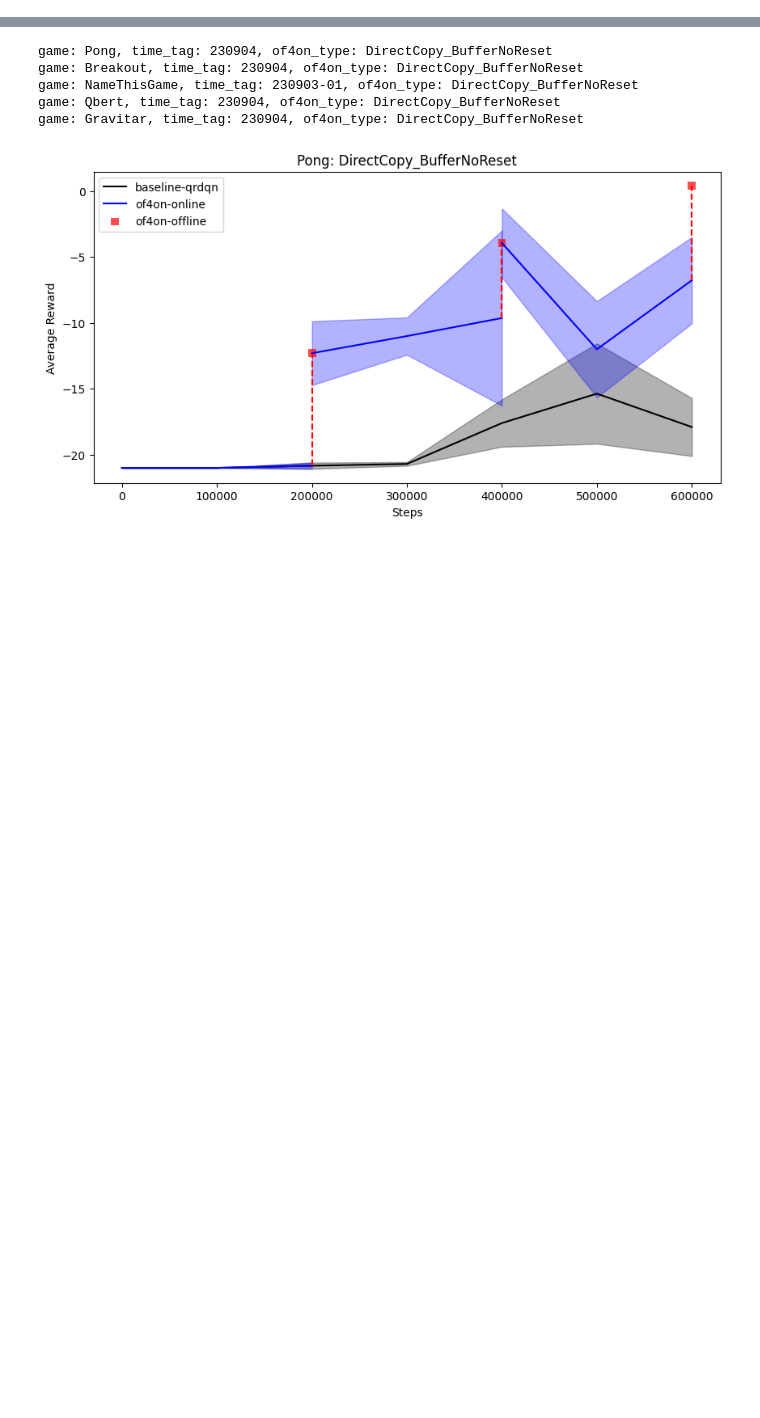
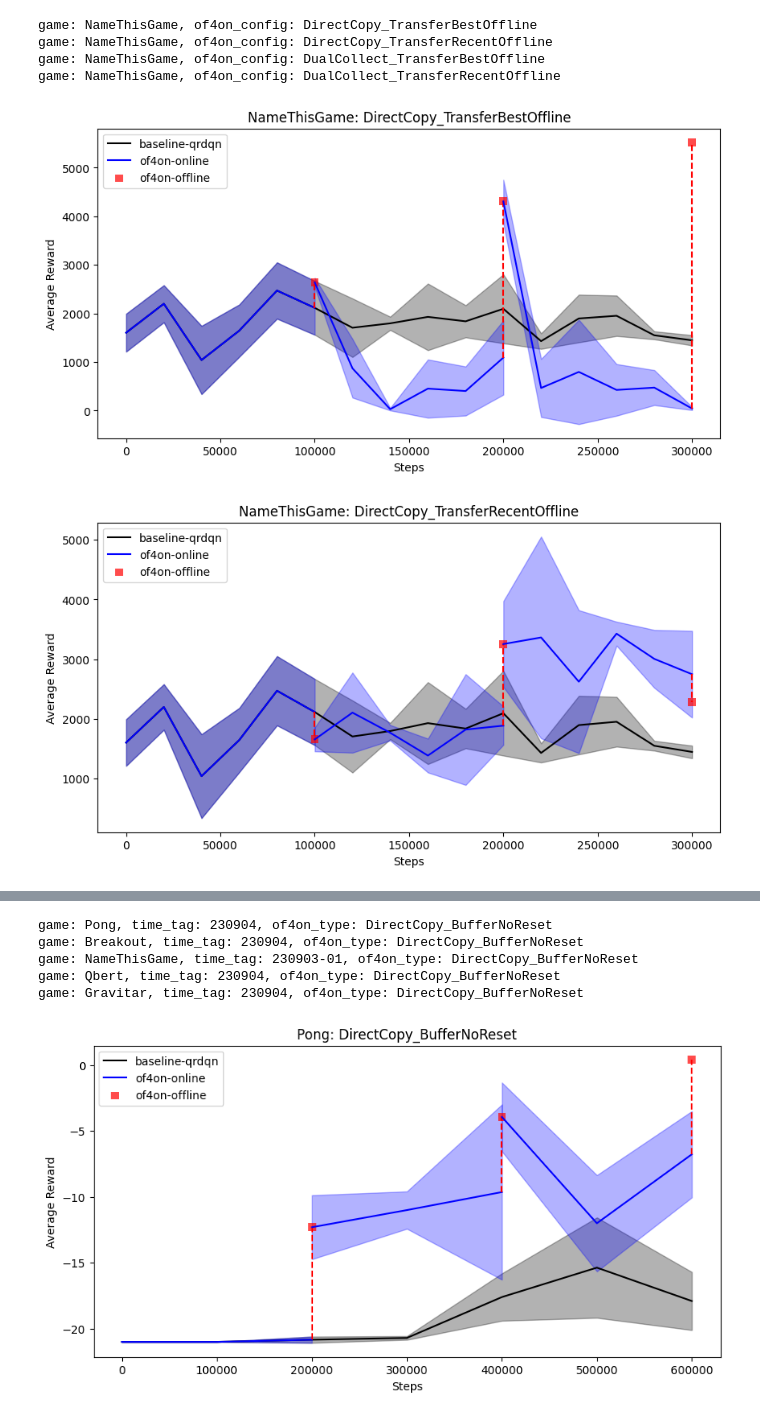
Before and after one commit to oceank/tianshou, a Jupyter notebook: result_vis/result_plot.ipynb, the cells around one changed output, grey strips where cells are left out. Saved outputs shown, nothing was run; the diff lists cells and outputs as text; code cells hidden in the pictures; blank space fills up the shorter version.

Commit message:
update results of exmperimetn 300k

```diff
--- a/result_vis/result_plot.ipynb
+++ b/result_vis/result_plot.ipynb
@@ -349 +261,56 @@ def plot_of4on_with_baseline(
     fig.savefig(f'{game}-{of4on_algo}.png', dpi=300)
+# %%
+# experiments using 300k environment steps
+log_root = "/home/jsu/Desktop/Projects/Offline4Online/tianshou/result_vis/log300k"
+online_policy_perf_filename = "online_policy_test_rewards.json"
+best_offline_policy_perf_filename = "performance_of_transferred_offline_policies.json"
+seeds = [100, 200, 300]
+epochs_online = 15
+phases = 3
+baseline_algo = "qrdqn" # online RL
+
+"""Algorithm variants:
+cql-qrdqn-dic-f2o-bf-ofe-buffer5grad  cql-qrdqn-duc-f75-rf-ofe-buffer5grad
+cql-qrdqn-dic-f2o-rf-ofe-buffer5grad  cql-qrdqn-duc-sb0e100-bf-ofe-buffer5grad
+cql-qrdqn-duc-adp-bf-ofe-buffer5grad  cql-qrdqn-duc-sb0e100-rf-ofe-buffer5grad
+cql-qrdqn-duc-adp-rf-ofe-buffer5grad  cql-qrdqn-duc-sb25e75-bf-ofe-buffer5grad
+cql-qrdqn-duc-f25-bf-ofe-buffer5grad  cql-qrdqn-duc-sb25e75-rf-ofe-buffer5grad
+cql-qrdqn-duc-f25-rf-ofe-buffer5grad  qrdqn
+cql-qrdqn-duc-f75-bf-ofe-buffer5grad
+"""
+of4on_offline_epoch_setting = "ofe-buffer5grad"
+
+#games = ['Pong', 'Breakout', 'NameThisGame', 'Qbert', 'Gravitar']
+game = 'NameThisGame'
+game_envname = f"{game}NoFrameskip-v4"
+of4on_log_tags = [
+    "dic-f2o-bf", "dic-f2o-rf", "duc-f75-bf", "duc-f75-rf",
+]
+of4on_configs = [
+    "DirectCopy_TransferBestOffline", "DirectCopy_TransferRecentOffline",
+    "DualCollect_TransferBestOffline", "DualCollect_TransferRecentOffline"]
+
+for of4on_config, of4on_log_tag in zip(of4on_configs, of4on_log_tags):
+    print(f"game: {game}, of4on_config: {of4on_config}")
+    of4on_algo = f"cql-{baseline_algo}-{of4on_log_tag}-{of4on_offline_epoch_setting}"
+    folder_time_tag = None
+
+    rewards_bs, steps_bs, rewards_on, steps_on, rewards_of, steps_of = load_experiment_result(
+        log_root, game, seeds, phases,
+        epochs_online, baseline_algo, of4on_algo,
+        online_policy_perf_filename, best_offline_policy_perf_filename,
+        epochs_online_bs = None,
+        folder_time_tag = folder_time_tag
+        )
+    plot_of4on_with_baseline(
+        game, baseline_algo, of4on_algo,
+        rewards_bs, steps_bs, rewards_on, steps_on, rewards_of, steps_of,
+        of4on_config = of4on_config,
+    )
+# %% [output]
+game: NameThisGame, of4on_config: DirectCopy_TransferBestOffline
+game: NameThisGame, of4on_config: DirectCopy_TransferRecentOffline
+game: NameThisGame, of4on_config: DualCollect_TransferBestOffline
+game: NameThisGame, of4on_config: DualCollect_TransferRecentOffline
+[figure, added]
+[figure, added]
```
Also changed, not shown: parts of 9 cells of this notebook.
